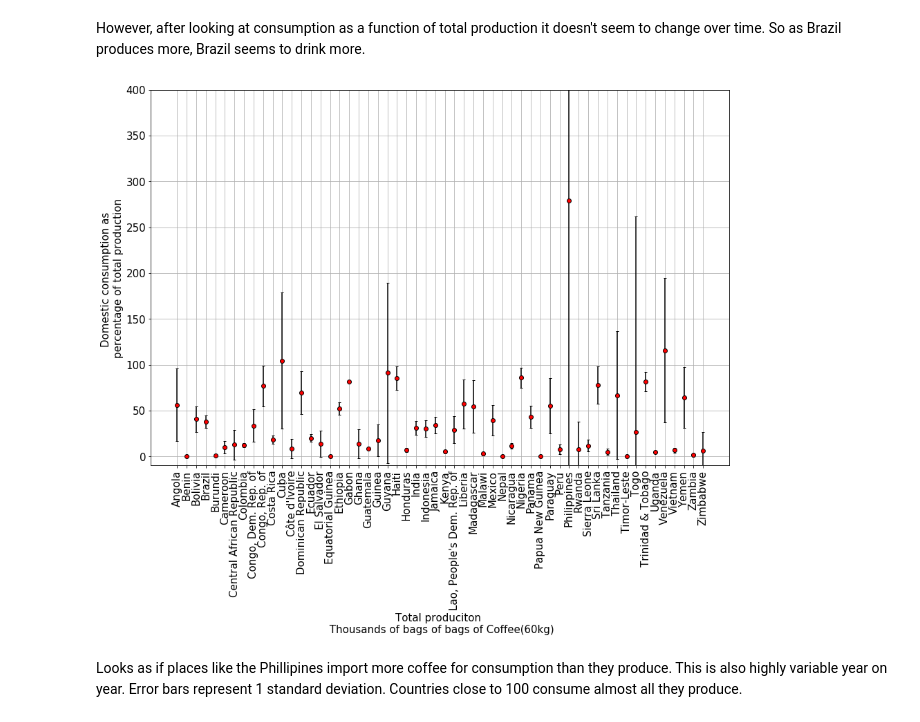
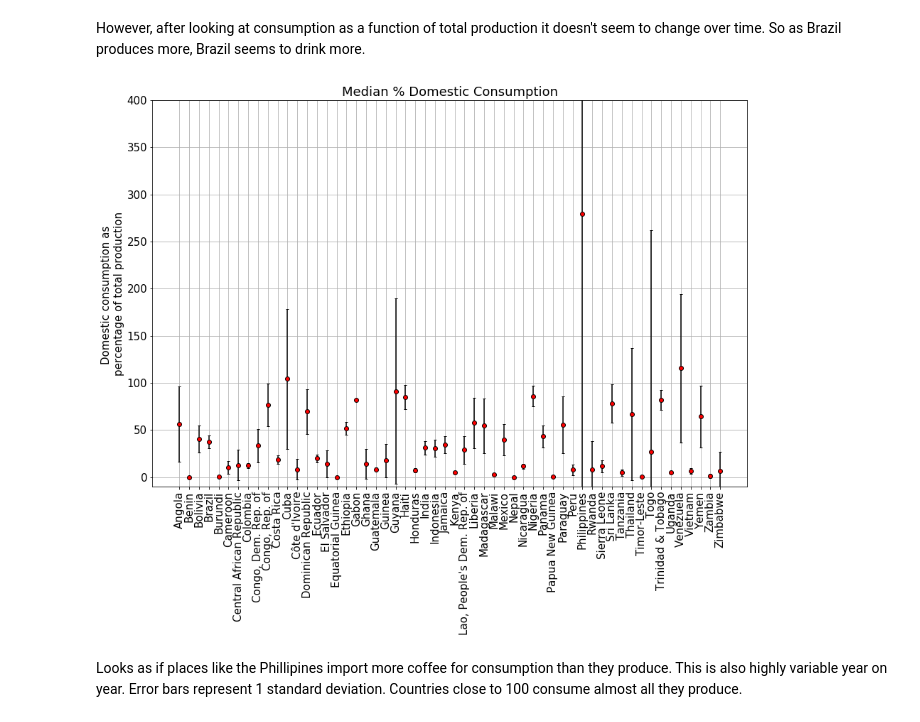
Before and after one commit to lclaxton/Global_Coffee_production, a Jupyter notebook: Coffee.ipynb, the cells around one changed output. Cells and saved outputs as stored; diff of their text form; code cells hidden in the pictures.

```diff
--- a/Coffee.ipynb
+++ b/Coffee.ipynb
@@ -235,22 +252,21 @@ However, after looking at consumption as a function of total production it doesn
 # %%
 plt.figure(figsize = (15,10))
 df2 = df['DOMESTIC_CONSUMPTION_%_error'] = (df.DOMESTIC_CONSUMPTION/df.TOTAL_PRODUCTION)*100
 df2 = df.groupby('COUNTRY').sum().reset_index()
 plt.errorbar(df2.COUNTRY,(df2.DOMESTIC_CONSUMPTION/df2.TOTAL_PRODUCTION)*100,
              yerr=df.groupby('COUNTRY').std().reset_index()['DOMESTIC_CONSUMPTION_%_error'],
              linestyle='none',
              ecolor='black',
              capsize=2,
              marker='o',
              mec='k',
              mfc='red',)
 plt.grid()
-
-_ = plt.xlabel('Total produciton \n Thousands of bags of bags of Coffee(60kg)')
+_ = plt.title('Median % Domestic Consumption')
 _ = plt.ylabel('Domestic consumption as \npercentage of total production',rotation = 90,fontsize=15)
 _ = plt.xticks(rotation ='vertical')
 _ = plt.ylim([-10,400])
 # %% [output]
-[figure, old version]
+[figure, new version]
 # %% [markdown]
 Looks as if places like the Phillipines import more coffee for consumption than they produce. This is also highly variable year on year. Error bars represent 1 standard deviation. Countries close to 100 consume almost all they produce.
```
Also changed, not shown: parts of 9 cells of this notebook.
